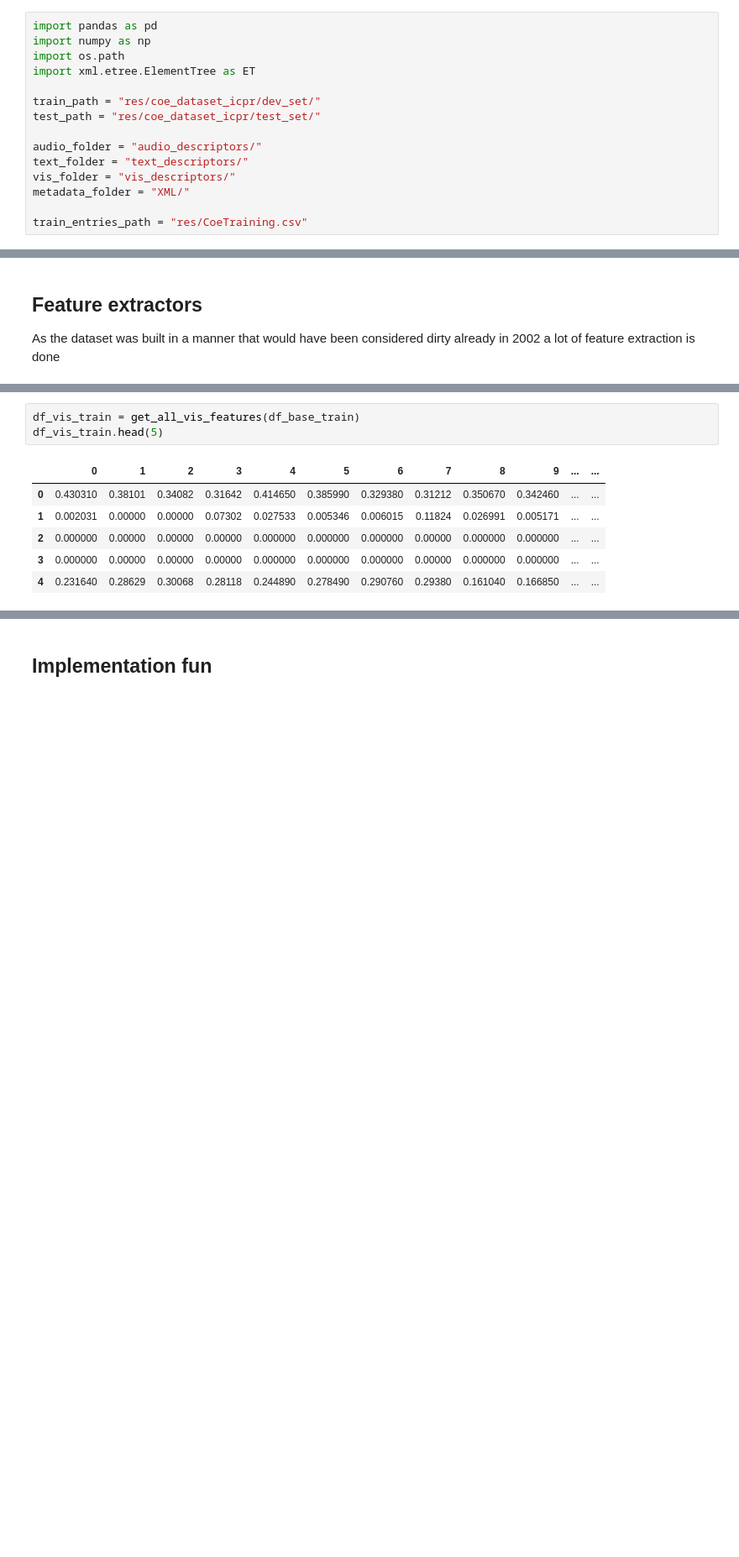
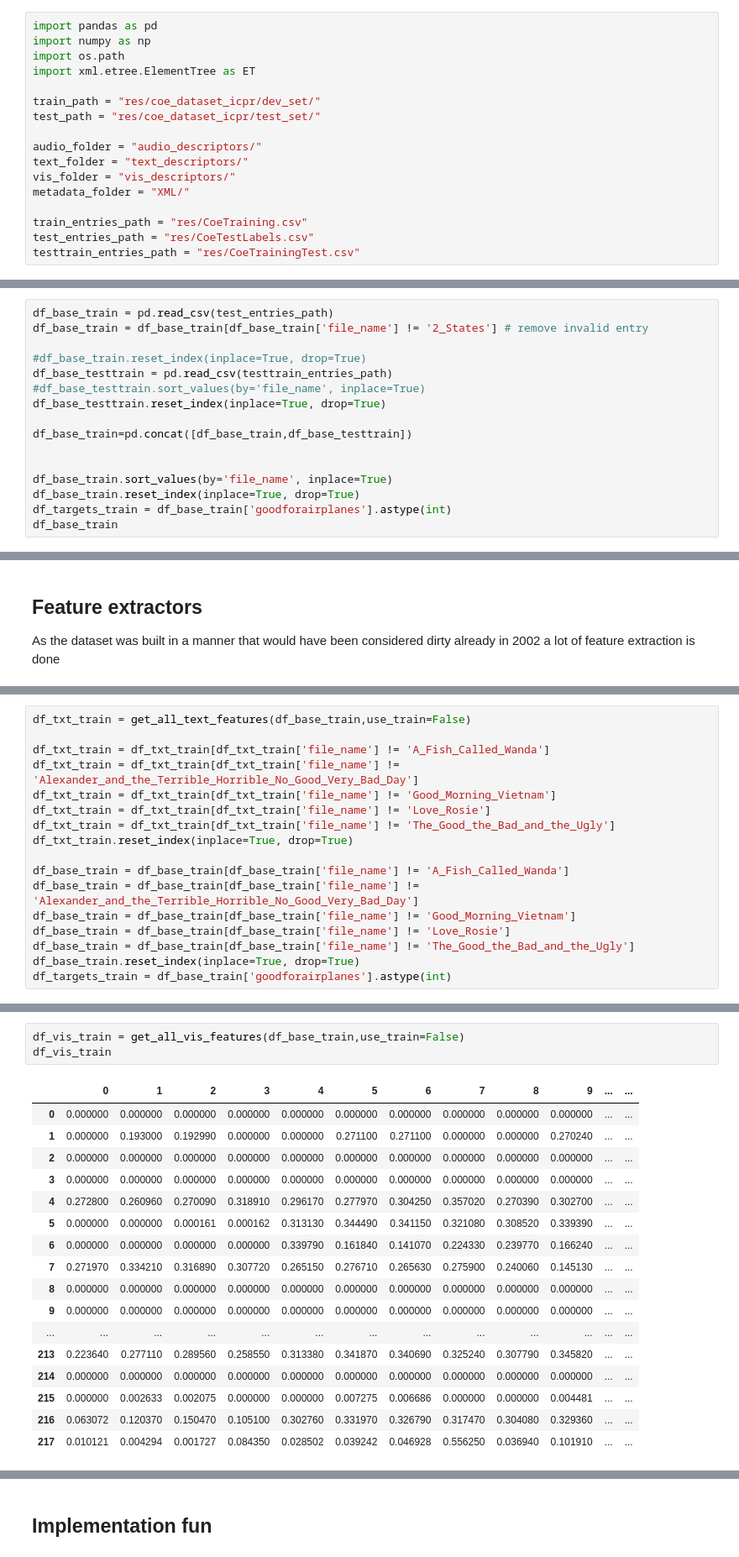
Before and after one commit to freecraver/tud_mmc_eval, a Jupyter notebook: TUD-MMC_mathias.ipynb, the cells around one changed output, grey strips where cells are left out. Shown at 84% size. Drawn from its saved outputs; the diff is of its cells as text; blank space fills up the shorter version.

```diff
--- a/TUD-MMC_mathias.ipynb
+++ b/TUD-MMC_mathias.ipynb
@@ -17,6 +17,8 @@ vis_folder = "vis_descriptors/"
 metadata_folder = "XML/"
 
 train_entries_path = "res/CoeTraining.csv"
+test_entries_path = "res/CoeTestLabels.csv"
+testtrain_entries_path = "res/CoeTrainingTest.csv"
 # %% [markdown]
 ## Datasets
 
@@ -45,3 +47,19 @@ df_base_train.head(5)
 | 2 | A Million Ways to Die in the West | A_Million_Ways_to_Die_in_the_West | 1 |
 | 3 | A Single Man | A_Single_Man | 1 |
 | 4 | American Gangster | American_Gangster | 1 |
+# %%
+df_base_train = pd.read_csv(test_entries_path)
+df_base_train = df_base_train[df_base_train['file_name'] != '2_States'] # remove invalid entry
+
+#df_base_train.reset_index(inplace=True, drop=True)
+df_base_testtrain = pd.read_csv(testtrain_entries_path)
+#df_base_testtrain.sort_values(by='file_name', inplace=True)
+df_base_testtrain.reset_index(inplace=True, drop=True)
+
+df_base_train=pd.concat([df_base_train,df_base_testtrain])
+
+
+df_base_train.sort_values(by='file_name', inplace=True)
+df_base_train.reset_index(inplace=True, drop=True)
+df_targets_train = df_base_train['goodforairplanes'].astype(int)
+df_base_train
@@ -193,4 +230,21 @@ def get_all_meta_features(df, use_train=True):
     df_rated.columns = ['rated_' + x for x in df_rated.columns]
 
     return pd.concat([df_country, df_genre, df_language, df_rated, df_meta[['runtime', 'year', 'file_name']]], axis=1).reset_index(drop=True)
+# %%
+df_txt_train = get_all_text_features(df_base_train,use_train=False)
+
+df_txt_train = df_txt_train[df_txt_train['file_name'] != 'A_Fish_Called_Wanda']
+df_txt_train = df_txt_train[df_txt_train['file_name'] != 'Alexander_and_the_Terrible_Horrible_No_Good_Very_Bad_Day']
+df_txt_train = df_txt_train[df_txt_train['file_name'] != 'Good_Morning_Vietnam']
+df_txt_train = df_txt_train[df_txt_train['file_name'] != 'Love_Rosie']
+df_txt_train = df_txt_train[df_txt_train['file_name'] != 'The_Good_the_Bad_and_the_Ugly']
+df_txt_train.reset_index(inplace=True, drop=True)
+
+df_base_train = df_base_train[df_base_train['file_name'] != 'A_Fish_Called_Wanda']
+df_base_train = df_base_train[df_base_train['file_name'] != 'Alexander_and_the_Terrible_Horrible_No_Good_Very_Bad_Day']
+df_base_train = df_base_train[df_base_train['file_name'] != 'Good_Morning_Vietnam']
+df_base_train = df_base_train[df_base_train['file_name'] != 'Love_Rosie']
+df_base_train = df_base_train[df_base_train['file_name'] != 'The_Good_the_Bad_and_the_Ugly']
+df_base_train.reset_index(inplace=True, drop=True)
+df_targets_train = df_base_train['goodforairplanes'].astype(int)
 # %%
@@ -217,10 +272,21 @@ df_txt_train.head(5)
 # %%
-df_vis_train = get_all_vis_features(df_base_train)
-df_vis_train.head(5)
+df_vis_train = get_all_vis_features(df_base_train,use_train=False)
+df_vis_train
 # %% [output]
 |  | 0 | 1 | 2 | 3 | 4 | 5 | 6 | 7 | 8 | 9 | ... | ... |
-| 0 | 0.430310 | 0.38101 | 0.34082 | 0.31642 | 0.414650 | 0.385990 | 0.329380 | 0.31212 | 0.350670 | 0.342460 | ... | ... |
-| 1 | 0.002031 | 0.00000 | 0.00000 | 0.07302 | 0.027533 | 0.005346 | 0.006015 | 0.11824 | 0.026991 | 0.005171 | ... | ... |
-| 2 | 0.000000 | 0.00000 | 0.00000 | 0.00000 | 0.000000 | 0.000000 | 0.000000 | 0.00000 | 0.000000 | 0.000000 | ... | ... |
-| 3 | 0.000000 | 0.00000 | 0.00000 | 0.00000 | 0.000000 | 0.000000 | 0.000000 | 0.00000 | 0.000000 | 0.000000 | ... | ... |
-| 4 | 0.231640 | 0.28629 | 0.30068 | 0.28118 | 0.244890 | 0.278490 | 0.290760 | 0.29380 | 0.161040 | 0.166850 | ... | ... |
+| 0 | 0.000000 | 0.000000 | 0.000000 | 0.000000 | 0.000000 | 0.000000 | 0.000000 | 0.000000 | 0.000000 | 0.000000 | ... | ... |
+| 1 | 0.000000 | 0.193000 | 0.192990 | 0.000000 | 0.000000 | 0.271100 | 0.271100 | 0.000000 | 0.000000 | 0.270240 | ... | ... |
+| 2 | 0.000000 | 0.000000 | 0.000000 | 0.000000 | 0.000000 | 0.000000 | 0.000000 | 0.000000 | 0.000000 | 0.000000 | ... | ... |
+| 3 | 0.000000 | 0.000000 | 0.000000 | 0.000000 | 0.000000 | 0.000000 | 0.000000 | 0.000000 | 0.000000 | 0.000000 | ... | ... |
+| 4 | 0.272800 | 0.260960 | 0.270090 | 0.318910 | 0.296170 | 0.277970 | 0.304250 | 0.357020 | 0.270390 | 0.302700 | ... | ... |
+| 5 | 0.000000 | 0.000000 | 0.000161 | 0.000162 | 0.313130 | 0.344490 | 0.341150 | 0.321080 | 0.308520 | 0.339390 | ... | ... |
+| 6 | 0.000000 | 0.000000 | 0.000000 | 0.000000 | 0.339790 | 0.161840 | 0.141070 | 0.224330 | 0.239770 | 0.166240 | ... | ... |
+| 7 | 0.271970 | 0.334210 | 0.316890 | 0.307720 | 0.265150 | 0.276710 | 0.265630 | 0.275900 | 0.240060 | 0.145130 | ... | ... |
+| 8 | 0.000000 | 0.000000 | 0.000000 | 0.000000 | 0.000000 | 0.000000 | 0.000000 | 0.000000 | 0.000000 | 0.000000 | ... | ... |
+| 9 | 0.000000 | 0.000000 | 0.000000 | 0.000000 | 0.000000 | 0.000000 | 0.000000 | 0.000000 | 0.000000 | 0.000000 | ... | ... |
+| ... | ... | ... | ... | ... | ... | ... | ... | ... | ... | ... | ... | ... |
+| 213 | 0.223640 | 0.277110 | 0.289560 | 0.258550 | 0.313380 | 0.341870 | 0.340690 | 0.325240 | 0.307790 | 0.345820 | ... | ... |
+| 214 | 0.000000 | 0.000000 | 0.000000 | 0.000000 | 0.000000 | 0.000000 | 0.000000 | 0.000000 | 0.000000 | 0.000000 | ... | ... |
+| 215 | 0.000000 | 0.002633 | 0.002075 | 0.000000 | 0.000000 | 0.007275 | 0.006686 | 0.000000 | 0.000000 | 0.004481 | ... | ... |
+| 216 | 0.063072 | 0.120370 | 0.150470 | 0.105100 | 0.302760 | 0.331970 | 0.326790 | 0.317470 | 0.304080 | 0.329360 | ... | ... |
+| 217 | 0.010121 | 0.004294 | 0.001727 | 0.084350 | 0.028502 | 0.039242 | 0.046928 | 0.556250 | 0.036940 | 0.101910 | ... | ... |
```
Also changed, not shown: parts of 9 cells of this notebook, 1 other file.
